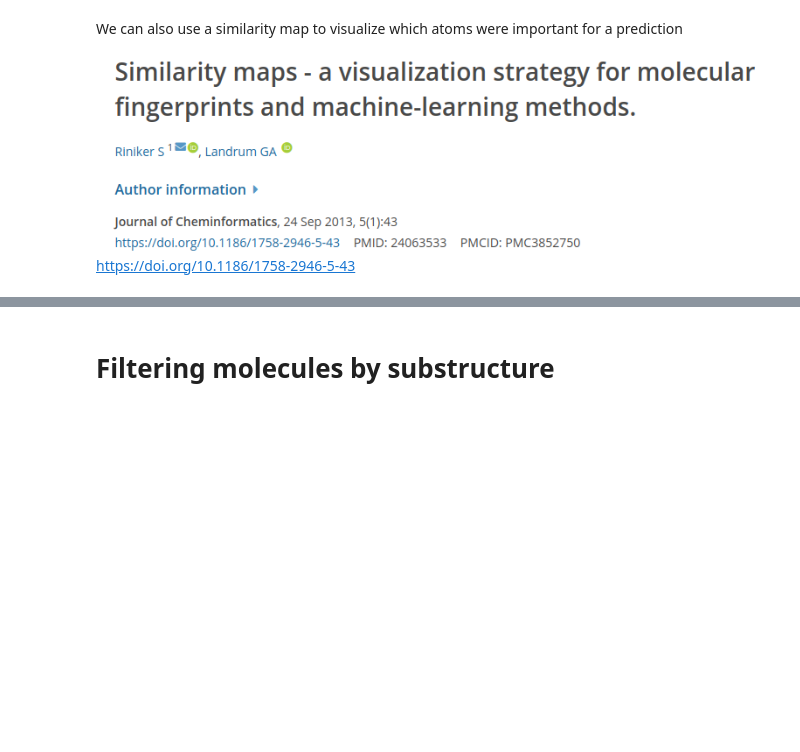
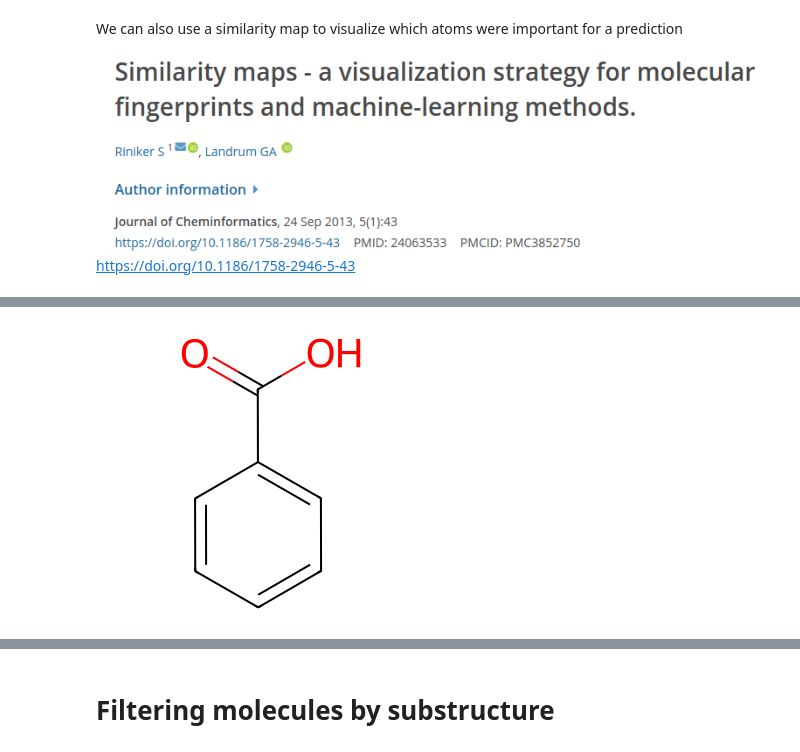
Before and after one commit to greglandrum/AICHEM_2024, a Jupyter notebook: RDKit_Intro.ipynb, the cells around one changed output, grey strips where cells are left out. Saved outputs shown, nothing was run; the diff lists cells and outputs as text; code cells hidden in the pictures; blank space fills up the shorter version.

```diff
--- a/RDKit_Intro.ipynb
+++ b/RDKit_Intro.ipynb
@@ -866,0 +889,3 @@ tpl = SimilarityMaps.GetSimilarityMapForModel(mol,lambda x,y:[SimilarityMaps.Get
+# %%
+rdMolStandardize.ChargeParent(m)
+# %% [output]
@@ -866,0 +906 @@ tpl = SimilarityMaps.GetSimilarityMapForModel(mol,lambda x,y:[SimilarityMaps.Get
+[figure, added]
```
Also changed, not shown: parts of 23 cells of this notebook.
